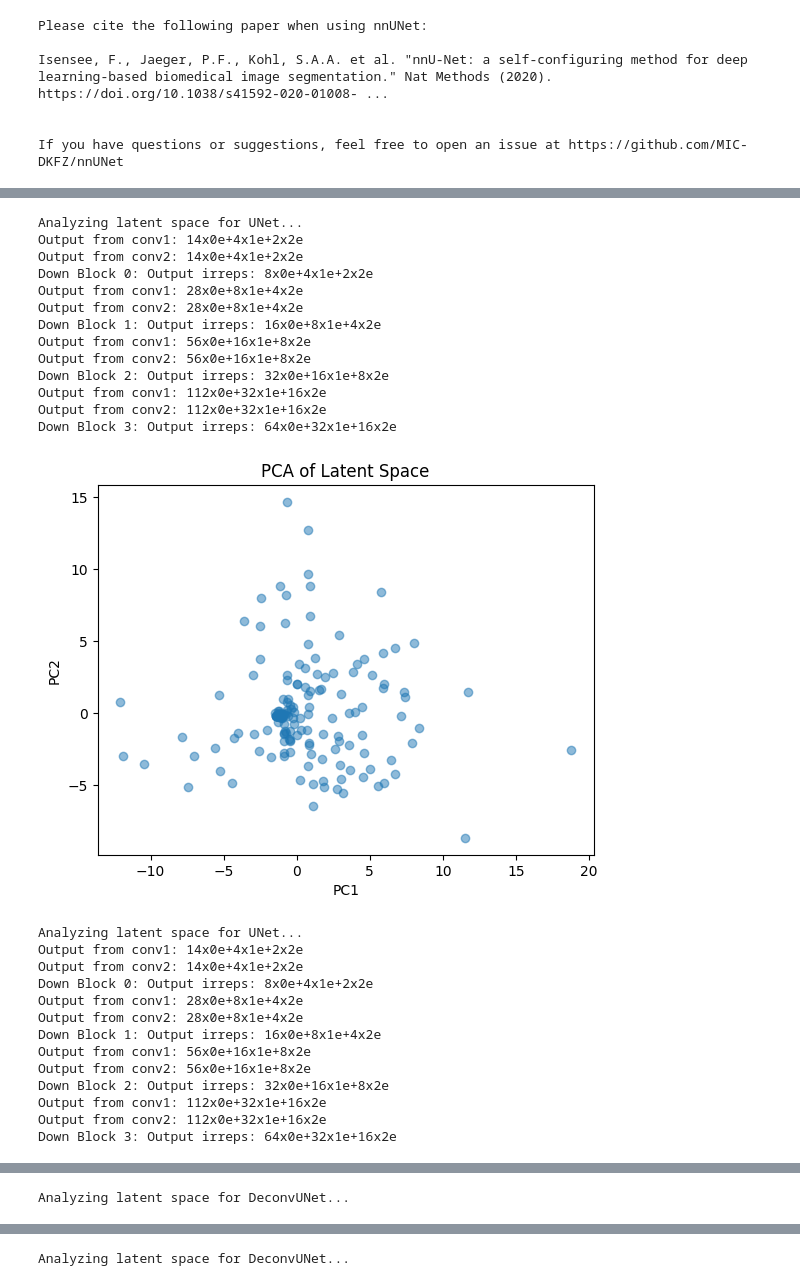
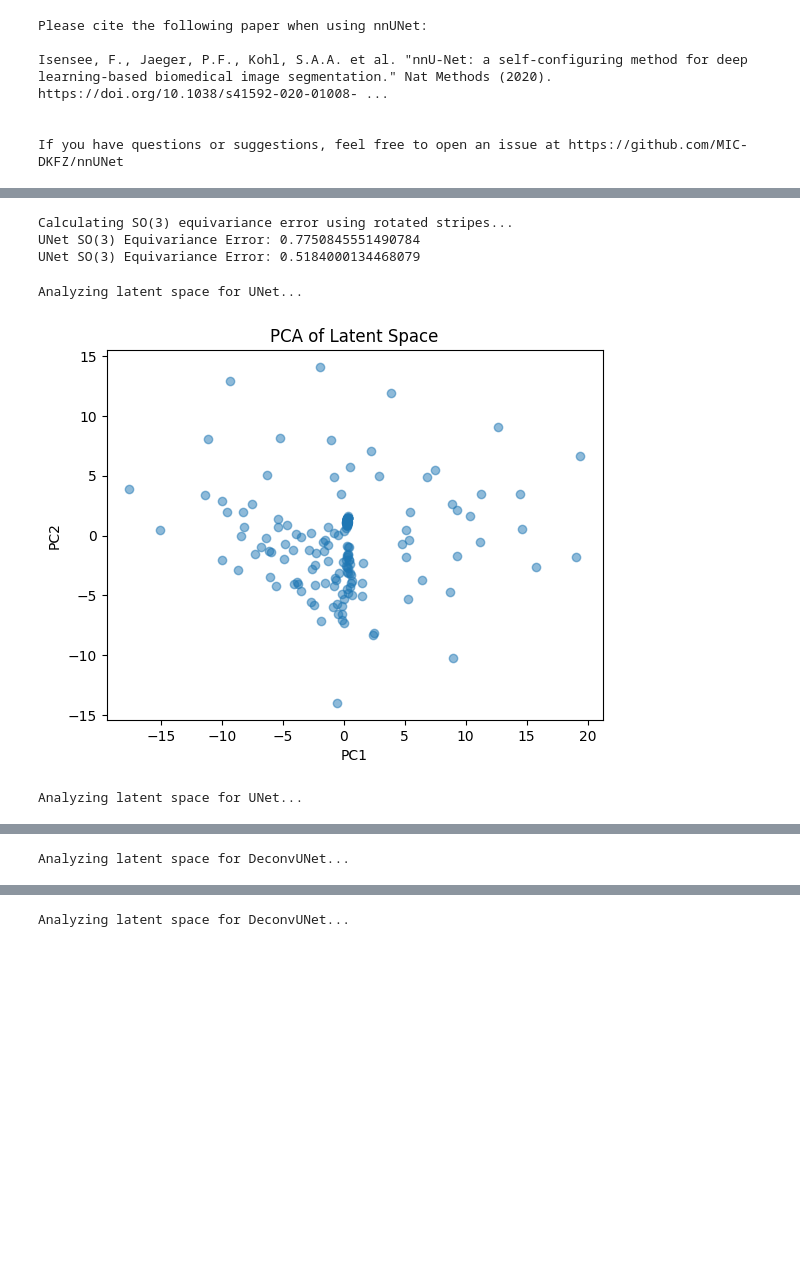
Before and after one commit to songk42/6.7960-final-project, a Jupyter notebook: Unet_deconv_experiments.ipynb, the cells around one changed output, grey strips where cells are left out. Saved outputs shown, nothing was run; the diff lists cells and outputs as text; code cells hidden in the pictures; blank space fills up the shorter version.

```diff
--- a/Unet_deconv_experiments.ipynb
+++ b/Unet_deconv_experiments.ipynb
@@ -98,12 +150,7 @@ checkerboard_dataset = torch.from_numpy(checkerboard_dataset).to("cuda")
 checkerboard_dataloader = DataLoader(checkerboard_dataset, batch_size=1, shuffle=True)
 # %%
 # Initialize models
-unet_model = UNet(**configs.unet.get_config().unet).to(device)
-deconv_model = UNetDeconv(**configs.deconv.get_config().unet).to(device)
+unet_model_stripes = UNet(**configs.unet.get_config().unet).to(device)
+unet_model_checkerboard = UNet(**configs.unet.get_config().unet).to(device)
+deconv_model_stripes = UNetDeconv(**configs.deconv.get_config().unet).to(device)
+deconv_model_checkerboard = UNetDeconv(**configs.deconv.get_config().unet).to(device)
-# %%
-# Train models
-print("Training UNet on striped patterns...")
-train_loop(striped_dataloader, unet_model, loss, torch.optim.Adam(unet_model.parameters()), num_epochs=10)
-
-print("Training DeconvUNet on checkerboard patterns...")
-train_loop(checkerboard_dataloader, deconv_model, loss, torch.optim.Adam(deconv_model.parameters()), num_epochs=10)
@@ -284,41 +205,29 @@ DeconvUNet Reconstruction Loss: 0.27446448802948
+# %%
+# SO(3) Equivariance Error
+print("Calculating SO(3) equivariance error using rotated stripes...")
+equiv_error_unet = so3_equivariance_error(unet_model_stripes, striped_dataset[0:1], rot_striped_dataset[0:1])
+print(f"UNet SO(3) Equivariance Error: {equiv_error_unet}")
+
+equiv_error_deconv = so3_equivariance_error(deconv_model_stripes, striped_dataset[0:1], rot_striped_dataset[0:1])
+print(f"UNet SO(3) Equivariance Error: {equiv_error_deconv}")
+# %% [output]
+Calculating SO(3) equivariance error using rotated stripes...
+UNet SO(3) Equivariance Error: 0.7750845551490784
+UNet SO(3) Equivariance Error: 0.5184000134468079
 # %%
 # Analyze latent space
 print("Analyzing latent space for UNet...")
-analyze_latent_space(unet_model, striped_dataloader)
+analyze_latent_space(unet_model_stripes, striped_dataloader)
 
 print("Analyzing latent space for UNet...")
-analyze_latent_space(unet_model, checkerboard_dataloader)
+analyze_latent_space(unet_model_checkerboard, checkerboard_dataloader)
 
 print("Analyzing latent space for DeconvUNet...")
-analyze_latent_space(deconv_model, striped_dataloader)
+analyze_latent_space(deconv_model_stripes, striped_dataloader)
 
 print("Analyzing latent space for DeconvUNet...")
-analyze_latent_space(deconv_model, checkerboard_dataloader)
+analyze_latent_space(deconv_model_checkerboard, checkerboard_dataloader)
 # %% [output]
 Analyzing latent space for UNet...
-Output from conv1: 14x0e+4x1e+2x2e
-Output from conv2: 14x0e+4x1e+2x2e
-Down Block 0: Output irreps: 8x0e+4x1e+2x2e
-Output from conv1: 28x0e+8x1e+4x2e
-Output from conv2: 28x0e+8x1e+4x2e
-Down Block 1: Output irreps: 16x0e+8x1e+4x2e
-Output from conv1: 56x0e+16x1e+8x2e
-Output from conv2: 56x0e+16x1e+8x2e
-Down Block 2: Output irreps: 32x0e+16x1e+8x2e
-Output from conv1: 112x0e+32x1e+16x2e
-Output from conv2: 112x0e+32x1e+16x2e
-Down Block 3: Output irreps: 64x0e+32x1e+16x2e
-[figure, old version]
+[figure, new version]
 Analyzing latent space for UNet...
-Output from conv1: 14x0e+4x1e+2x2e
-Output from conv2: 14x0e+4x1e+2x2e
-Down Block 0: Output irreps: 8x0e+4x1e+2x2e
-Output from conv1: 28x0e+8x1e+4x2e
-Output from conv2: 28x0e+8x1e+4x2e
-Down Block 1: Output irreps: 16x0e+8x1e+4x2e
-Output from conv1: 56x0e+16x1e+8x2e
-Output from conv2: 56x0e+16x1e+8x2e
-Down Block 2: Output irreps: 32x0e+16x1e+8x2e
-Output from conv1: 112x0e+32x1e+16x2e
-Output from conv2: 112x0e+32x1e+16x2e
-Down Block 3: Output irreps: 64x0e+32x1e+16x2e
```
Also changed, not shown: parts of 9 cells of this notebook.
